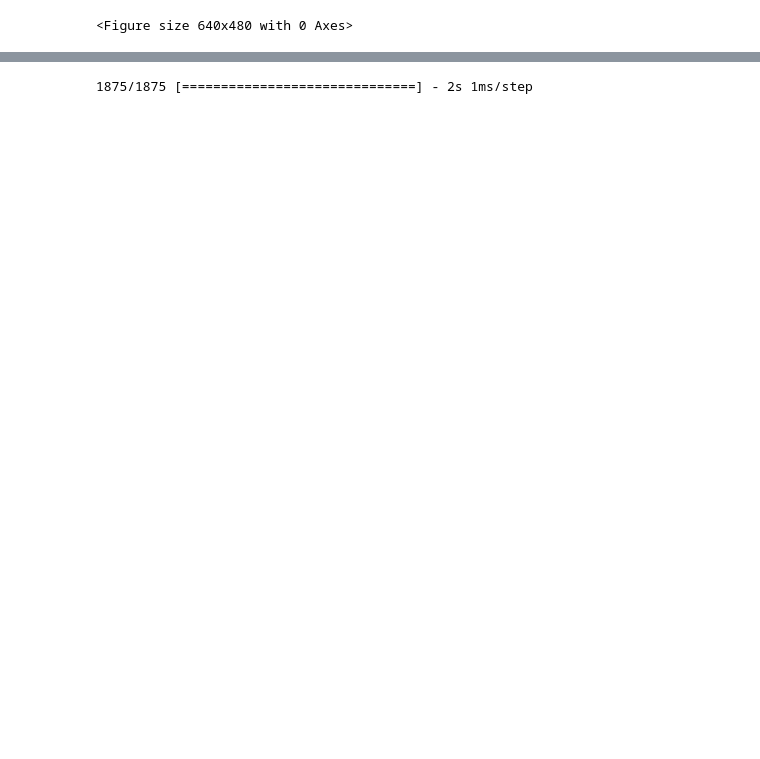
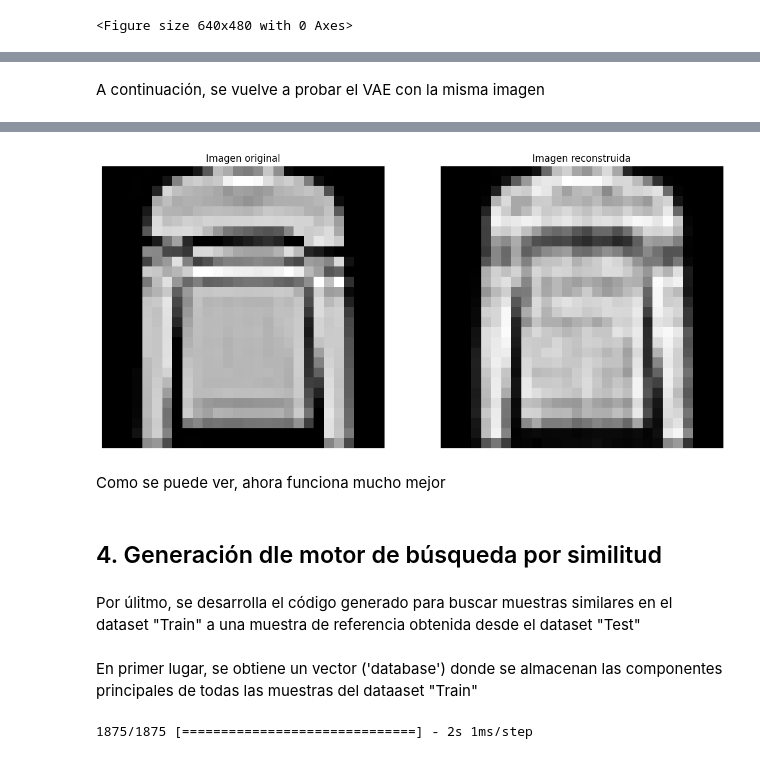
Before and after one commit to JaviLangeberGavilan/Practica_9_P1, a Jupyter notebook: PRACTICA/GENERATIVOS/EJERCICIO_2.ipynb, the cells around one changed output, grey strips where cells are left out. Saved outputs shown, nothing was run; the diff lists cells and outputs as text; code cells hidden in the pictures; blank space fills up the shorter version.

```diff
--- a/PRACTICA/GENERATIVOS/EJERCICIO_2.ipynb
+++ b/PRACTICA/GENERATIVOS/EJERCICIO_2.ipynb
@@ -298,0 +225,5 @@ plt.imshow(vae.predict(x_train[img:img+1])[0])
+# %% [markdown]
+A continuación, se vuelve a probar el VAE con la misma imagen
+# %%
+reconstruct_image(5)
+# %% [output]
@@ -299,3 +232,12 @@ plt.imshow(vae.predict(x_train[img:img+1])[0])
+[figure, added]
+# %% [markdown]
+Como se puede ver, ahora funciona mucho mejor
+# %% [markdown]
+## 4. Generación dle motor de búsqueda por similitud
+# %% [markdown]
+Por úlitmo, se desarrolla el código generado para buscar muestras similares en el dataset "Train" a una muestra de referencia obtenida desde el dataset "Test"
+# %% [markdown]
+En primer lugar, se obtiene un vector ('database') donde se almacenan las componentes principales de todas las muestras del dataaset "Train"
 # %%
 database = encoder_mean.predict(x_train)
 # %% [output]
```
Also changed, not shown: parts of 63 cells of this notebook, 4 other files.
